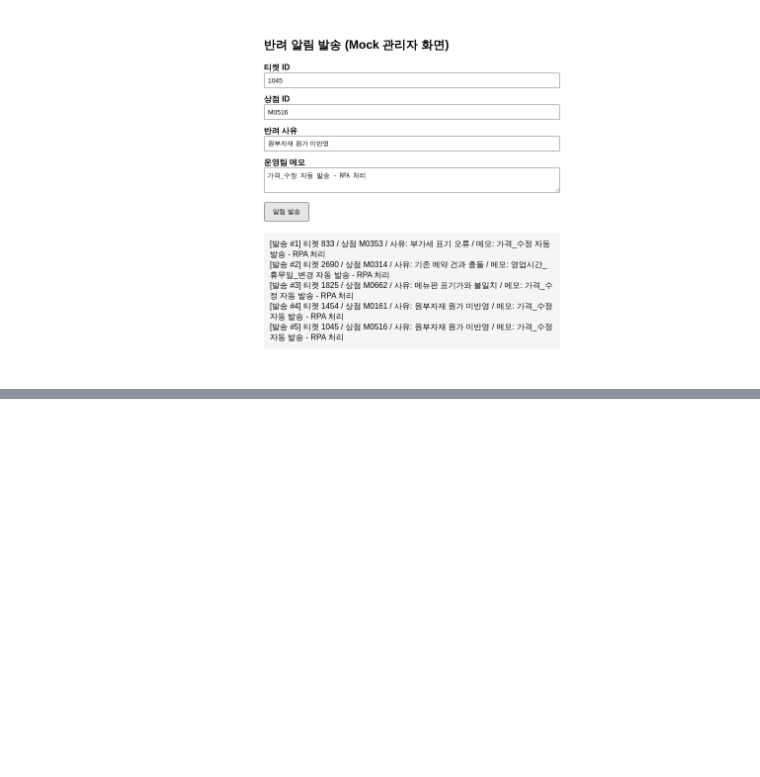
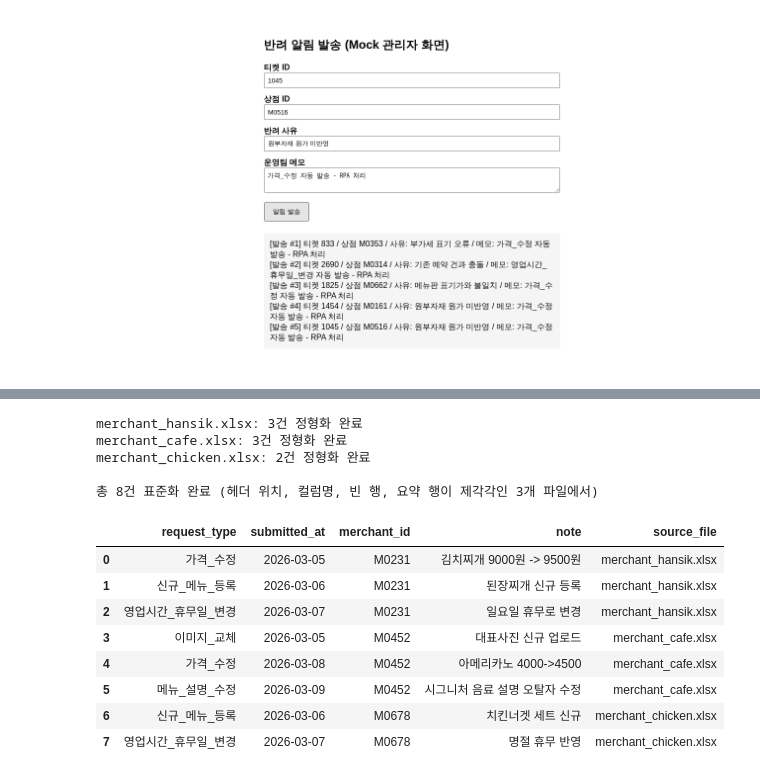
Before and after one commit to hwasun-zip/ItsSpeed, a Jupyter notebook: ItsSpeed.ipynb, the cells around one changed output, grey strips where cells are left out. Drawn from its saved outputs; the diff is of its cells as text; code cells hidden in the pictures; blank space fills up the shorter version.

```diff
--- a/ItsSpeed.ipynb
+++ b/ItsSpeed.ipynb
@@ -645,0 +685,70 @@ Image("rpa_result.png")
+# %%
+# 자동 정형화 파서
+
+import glob
+import openpyxl
+
+COLUMN_ALIASES = {
+    "요청타입": "request_type", "구분": "request_type", "type": "request_type",
+    "상점코드": "merchant_id", "점포id": "merchant_id", "store_id": "merchant_id",
+    "요청일": "submitted_at", "등록일자": "submitted_at", "date": "submitted_at",
+    "내용": "note", "상세내용": "note", "note": "note",
+}
+REQUEST_TYPE_ALIASES = {
+    "가격변경": "가격_수정", "메뉴추가": "신규_메뉴_등록", "신규메뉴등록": "신규_메뉴_등록",
+    "영업시간변경": "영업시간_휴무일_변경", "이미지교체": "이미지_교체", "메뉴설명수정": "메뉴_설명_수정",
+}
+REQUIRED_COLS = {"request_type", "merchant_id", "submitted_at"}
+
+def find_header_row(path):
+    wb = openpyxl.load_workbook(path, read_only=True)
+    ws = wb.active
+    for i, row in enumerate(ws.iter_rows(values_only=True)):
+        cells = [str(c).strip().lower() for c in row if c is not None]
+        if sum(1 for c in cells if c in COLUMN_ALIASES) >= 2:
+            return i
+    raise ValueError(f"헤더 행을 찾지 못했습니다: {path}")
+
+def parse_merchant_excel(path):
+    header_row = find_header_row(path)
+    df = pd.read_excel(path, header=header_row)
+    rename_map = {c: COLUMN_ALIASES[str(c).strip().lower()]
+                  for c in df.columns if str(c).strip().lower() in COLUMN_ALIASES}
+    df = df.rename(columns=rename_map)
+    missing = REQUIRED_COLS - set(df.columns)
+    if missing:
+        raise ValueError(f"{path}: 필수 컬럼 누락 {missing}")
+    df = df[list(REQUIRED_COLS) + (["note"] if "note" in df.columns else [])]
+    df = df[df["merchant_id"].astype(str).str.match(r"^M\d+$", na=False)].copy()
+    df["request_type"] = df["request_type"].map(REQUEST_TYPE_ALIASES).fillna(df["request_type"])
+    df["submitted_at"] = pd.to_datetime(df["submitted_at"], errors="coerce")
+    return df.reset_index(drop=True)
+
+all_rows = []
+for path in glob.glob("merchant_*.xlsx"):
+    try:
+        parsed = parse_merchant_excel(path)
+        parsed["source_file"] = path
+        all_rows.append(parsed)
+        print(f"{path}: {len(parsed)}건 정형화 완료")
+    except Exception as e:
+        print(f"{path}: 파싱 실패 - {e}")
+
+intake_result = pd.concat(all_rows, ignore_index=True)
+print(f"\n총 {len(intake_result)}건 표준화 완료 (헤더 위치, 컬럼명, 빈 행, 요약 행이 제각각인 3개 파일에서)")
+intake_result
+# %% [output]
+merchant_hansik.xlsx: 3건 정형화 완료
+merchant_cafe.xlsx: 3건 정형화 완료
+merchant_chicken.xlsx: 2건 정형화 완료
+
+총 8건 표준화 완료 (헤더 위치, 컬럼명, 빈 행, 요약 행이 제각각인 3개 파일에서)
+|  | request_type | submitted_at | merchant_id | note | source_file |
+| 0 | 가격_수정 | 2026-03-05 | M0231 | 김치찌개 9000원 -> 9500원 | merchant_hansik.xlsx |
+| 1 | 신규_메뉴_등록 | 2026-03-06 | M0231 | 된장찌개 신규 등록 | merchant_hansik.xlsx |
+| 2 | 영업시간_휴무일_변경 | 2026-03-07 | M0231 | 일요일 휴무로 변경 | merchant_hansik.xlsx |
+| 3 | 이미지_교체 | 2026-03-05 | M0452 | 대표사진 신규 업로드 | merchant_cafe.xlsx |
+| 4 | 가격_수정 | 2026-03-08 | M0452 | 아메리카노 4000->4500 | merchant_cafe.xlsx |
+| 5 | 메뉴_설명_수정 | 2026-03-09 | M0452 | 시그니처 음료 설명 오탈자 수정 | merchant_cafe.xlsx |
+| 6 | 신규_메뉴_등록 | 2026-03-06 | M0678 | 치킨너겟 세트 신규 | merchant_chicken.xlsx |
+| 7 | 영업시간_휴무일_변경 | 2026-03-07 | M0678 | 명절 휴무 반영 | merchant_chicken.xlsx |
```
Also changed, not shown: parts of 1 cell of this notebook.
